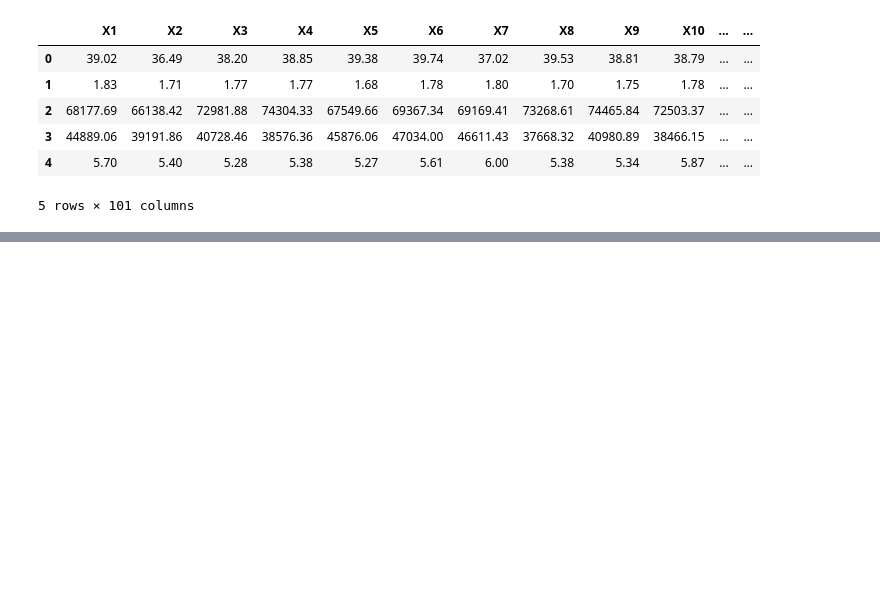
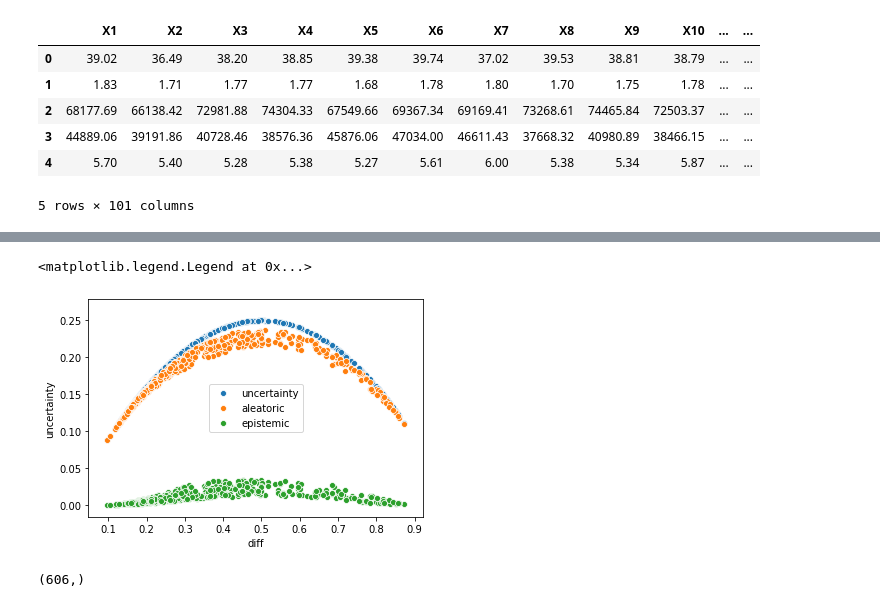
Before and after one commit to khanetor/dropout-in-rnn, a Jupyter notebook: Hill-Valley test.ipynb, the cells around one changed output, grey strips where cells are left out. Drawn from its saved outputs; the diff is of its cells as text; code cells hidden in the pictures; blank space fills up the shorter version.

```diff
--- a/Hill-Valley test.ipynb
+++ b/Hill-Valley test.ipynb
@@ -136,0 +91,2 @@ Finish training
+# %%
+train_model(net, train_dl, criterion, optimizer, 10)
@@ -137,5 +105,25 @@ Finish training
+# %%
+def prediction(props):
+    return props.mean(axis=0)
+
+def aleatoric_uncertainty(props):
+    aleatoric = props * (1-props)
+    aleatoric = aleatoric.mean(axis=0)
+    return aleatoric
+
+def epistemic_uncertainty(props):
+    return torch.var(props, dim=0, unbiased=False)
+
+def uncertainty(props):
+    return aleatoric_uncertainty(props) + epistemic_uncertainty(props)
 # %%
+net.eval()
 with torch.no_grad():
     outputs = net(torch.tensor(x_test.reshape(606, 100, 1).swapaxes(1, 0)))
-    outputs = outputs.flatten().data.numpy()
+    outputs = torch.sigmoid(outputs)
+    outputs = outputs.flatten(1)
+    uncertainties = uncertainty(outputs)
+    uncertainties = uncertainties.data.numpy()
+    predictions = prediction(outputs)
+    predictions = predictions.data.numpy()
 # %%
@@ -144,0 +133,3 @@ roc_auc_score(y_test, outputs)
+# %%
+A = aleatoric_uncertainty(outputs).data.numpy()
+E = epistemic_uncertainty(outputs).data.numpy()
@@ -144,0 +150,15 @@ roc_auc_score(y_test, outputs)
+# %%
+dist = np.abs(y_test - predictions)
+sns.scatterplot(x=dist, y=uncertainties)
+sns.scatterplot(x=dist, y=A)
+sns.scatterplot(x=dist, y=E)
+plt.xlabel("diff")
+plt.ylabel("uncertainty")
+plt.legend(labels=['uncertainty', 'aleatoric', 'epistemic'])
+# %% [output]
+<matplotlib.legend.Legend at 0x...>
+[figure, added]
+# %%
+predictions.shape
+# %% [output]
+(606,)
```
Also changed, not shown: parts of 13 cells of this notebook, 4 other files.
